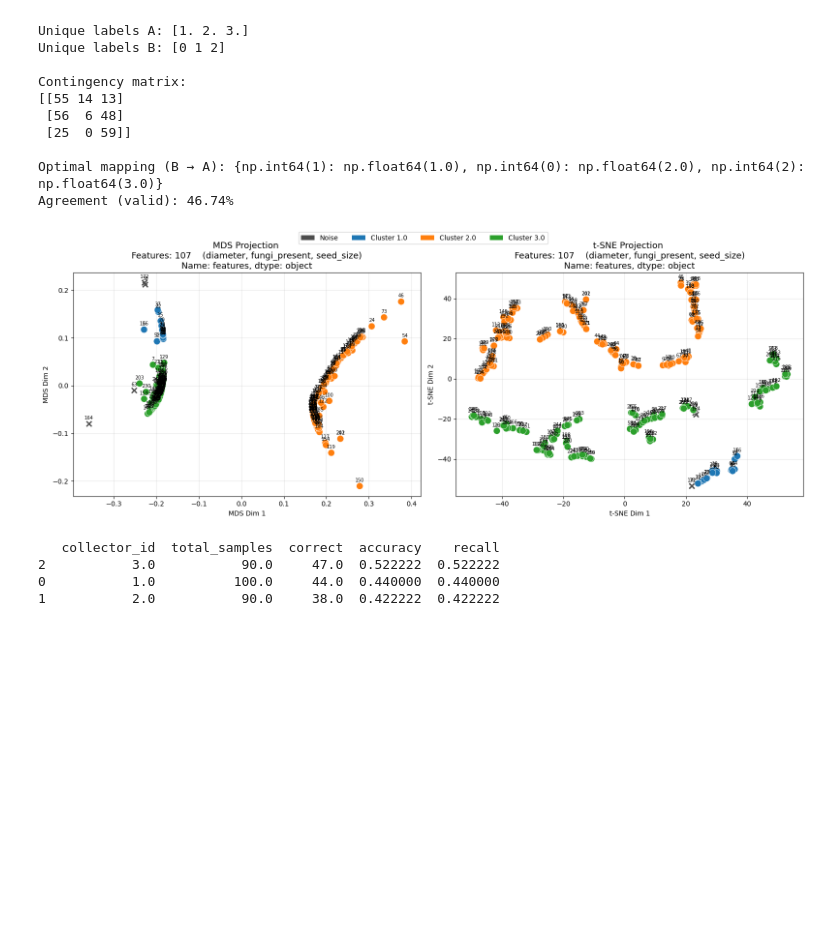
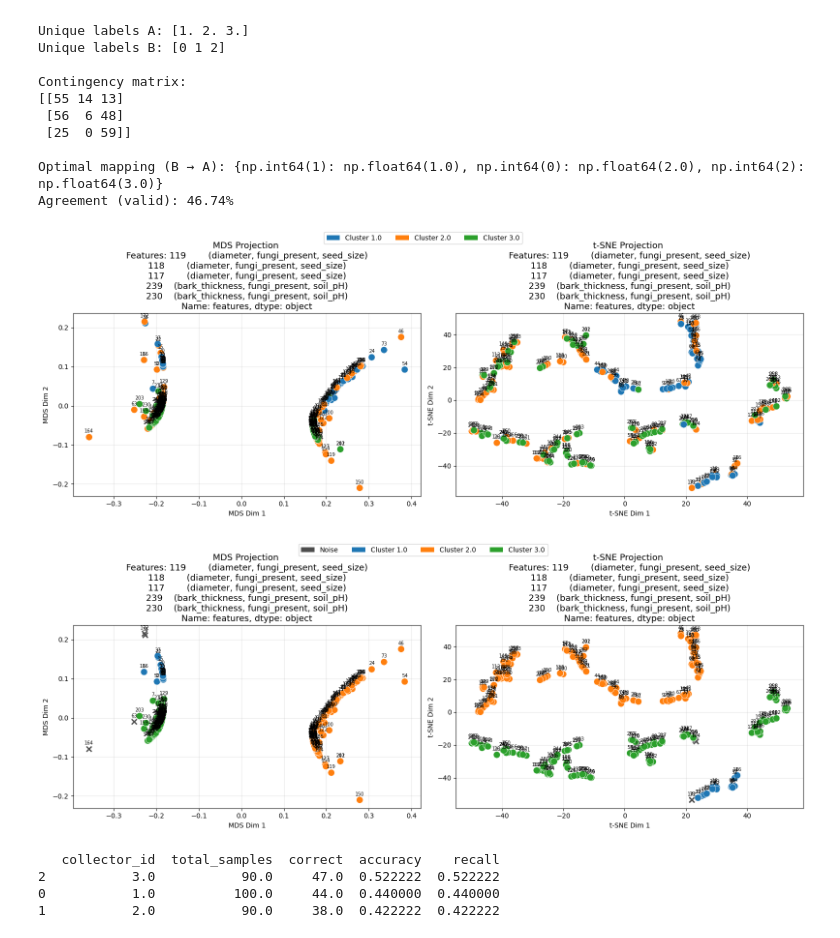
Before and after one commit to ATeerioja/DTEK2074-palautukset, a Jupyter notebook: projekti-2-koneoppimisalgoritmit/tree_clustering.ipynb, the cells around one changed output. Cells and saved outputs as stored; diff of their text form; code cells hidden in the pictures; blank space fills up the shorter version.

```diff
--- a/projekti-2-koneoppimisalgoritmit/tree_clustering.ipynb
+++ b/projekti-2-koneoppimisalgoritmit/tree_clustering.ipynb
@@ -234,7 +234,7 @@ bark_thickness   color_guess  8.1484   0.0863          No
 # %%
 feature_1 = ['length', 'diameter', 'bark_thickness']
 feature_2 = ['fungi_present', 'color_guess']
-feature_3 = ['cones', 'leaves', 'seed_size']
+feature_3 = ['cones', 'seed_size', 'leaves', 'soil_pH']
 # %%
 combinations = list(itertools.product(feature_1, feature_2, feature_3))
 # %%
@@ -281,6 +281,9 @@ for combination in combinations:
                 'silhouette': round(score, 4)
             })
 # %%
-best = pd.DataFrame(results).sort_values('silhouette', ascending=False).head(1)
+best = pd.DataFrame(results).sort_values('silhouette', ascending=False).head(5)
+print(pd.DataFrame(results).sort_values('silhouette', ascending=False).head(10))
+print(pd.DataFrame(results).sort_values('silhouette', ascending=True).head(10))
+
 print(best)
 # %% [output]
@@ -453,13 +465,20 @@ Agreement (valid): 46.74%
 # %%
 coords_mds, coords_tsne = get_2d_embeddings(gower_matrices[best['features'].values[0]])
 
 plot_clusters_2d(
-    coords_mds, coords_tsne,
-    labels_b_remapped,
-    title_suffix=f"\nFeatures: {best['features']}"
+  coords_mds, coords_tsne,
+  labels_a,
+  title_suffix=f"\nFeatures: {best['features']}"
 )
+
+plot_clusters_2d(
+  coords_mds, coords_tsne,
+  labels_b_remapped,
+  title_suffix=f"\nFeatures: {best['features']}"
+)
 # %% [output]
-[figure, old version]
+[figure, new version]
+[figure, added]
 # %%
 df['cluster'] = labels_b_remapped
 # %%
```
Also changed, not shown: parts of 2 cells of this notebook, 1 other file.
